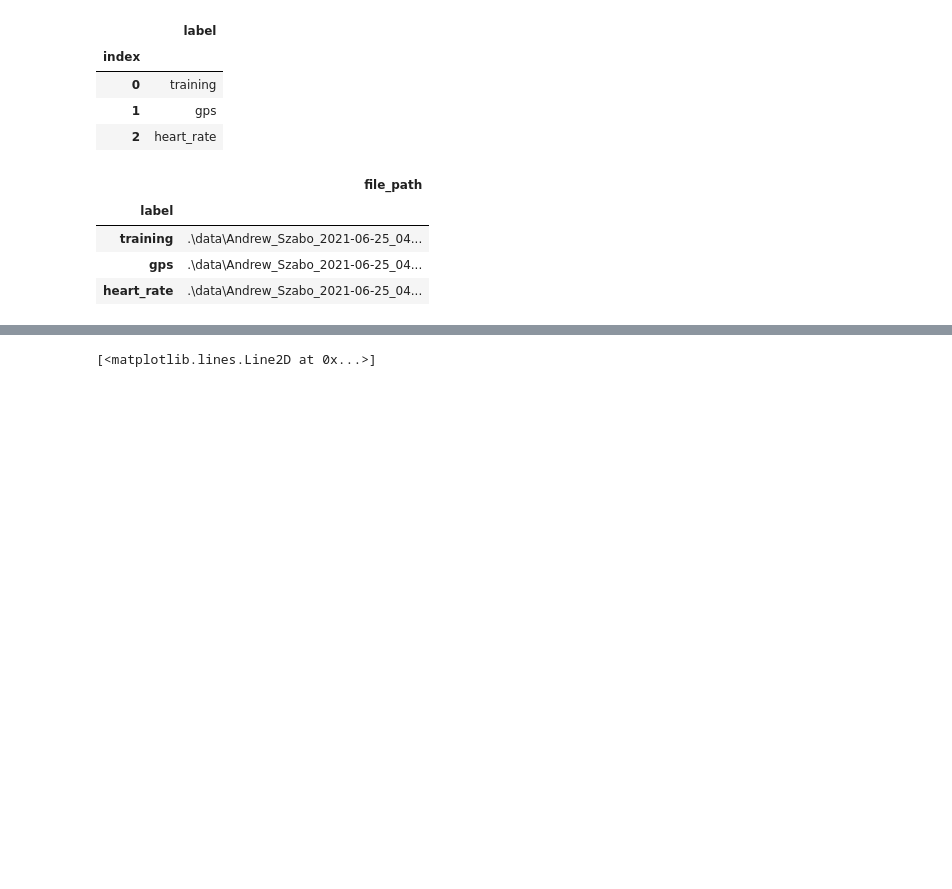
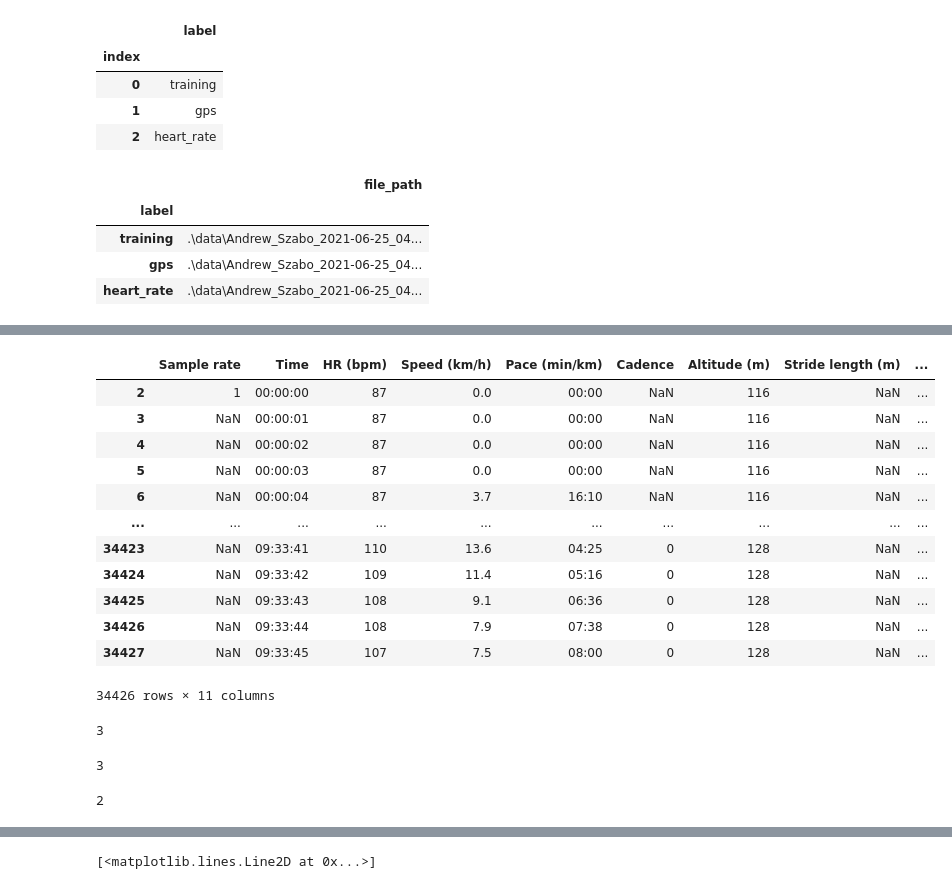
Before and after one commit to andr3wbp/bike_ride_analytics_2021, a Jupyter notebook: Lake_Balaton_bike_ride_2021.ipynb, the cells around one changed output, grey strips where cells are left out. Saved outputs shown, nothing was run; the diff lists cells and outputs as text; code cells hidden in the pictures; blank space fills up the shorter version.

```diff
--- a/Lake_Balaton_bike_ride_2021.ipynb
+++ b/Lake_Balaton_bike_ride_2021.ipynb
@@ -89,0 +147,9 @@ end
+# %%
+new_ts_cols = list(training.iloc[1,:])
+
+print(new_ts_cols)
+print()
+
+#drop nulls
+new_ts_cols = [x for x in new_ts_cols if pd.isnull(x) == False]
+print(new_ts_cols)
@@ -89,0 +160,6 @@ end
+# %%
+x = len(new_ts_cols)
+training_ts = training.iloc[2:, :x]
+incorrect_cols = training_ts.columns
+# %%
+col_replace_rule = {bad: good for bad, good in zip(incorrect_cols, new_ts_cols)}
@@ -89,0 +180,20 @@ end
+# %%
+training_ts.rename(columns=col_replace_rule)
+# %% [output]
+|  | Sample rate | Time | HR (bpm) | Speed (km/h) | Pace (min/km) | Cadence | Altitude (m) | Stride length (m) | ... |
+| 2 | 1 | 00:00:00 | 87 | 0.0 | 00:00 | NaN | 116 | NaN | ... |
+| 3 | NaN | 00:00:01 | 87 | 0.0 | 00:00 | NaN | 116 | NaN | ... |
+| 4 | NaN | 00:00:02 | 87 | 0.0 | 00:00 | NaN | 116 | NaN | ... |
+| 5 | NaN | 00:00:03 | 87 | 0.0 | 00:00 | NaN | 116 | NaN | ... |
+| 6 | NaN | 00:00:04 | 87 | 3.7 | 16:10 | NaN | 116 | NaN | ... |
+| ... | ... | ... | ... | ... | ... | ... | ... | ... | ... |
+| 34423 | NaN | 09:33:41 | 110 | 13.6 | 04:25 | 0 | 128 | NaN | ... |
+| 34424 | NaN | 09:33:42 | 109 | 11.4 | 05:16 | 0 | 128 | NaN | ... |
+| 34425 | NaN | 09:33:43 | 108 | 9.1 | 06:36 | 0 | 128 | NaN | ... |
+| 34426 | NaN | 09:33:44 | 108 | 7.9 | 07:38 | 0 | 128 | NaN | ... |
+| 34427 | NaN | 09:33:45 | 107 | 7.5 | 08:00 | 0 | 128 | NaN | ... |
+34426 rows × 11 columns
+# %%
+len(df_list)
+# %% [output]
+3
@@ -89,0 +202,4 @@ end
+# %%
+len(df_list)
+# %% [output]
+3
@@ -89,0 +208,4 @@ end
+# %%
+len(df_list)
+# %% [output]
+2
```
Also changed, not shown: parts of 14 cells of this notebook.
